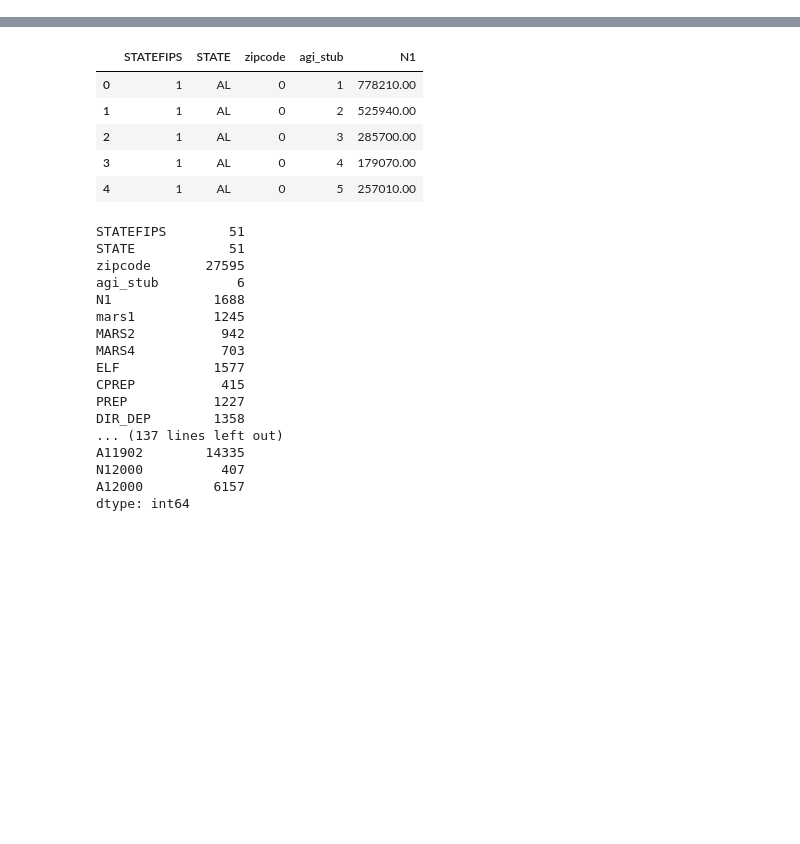
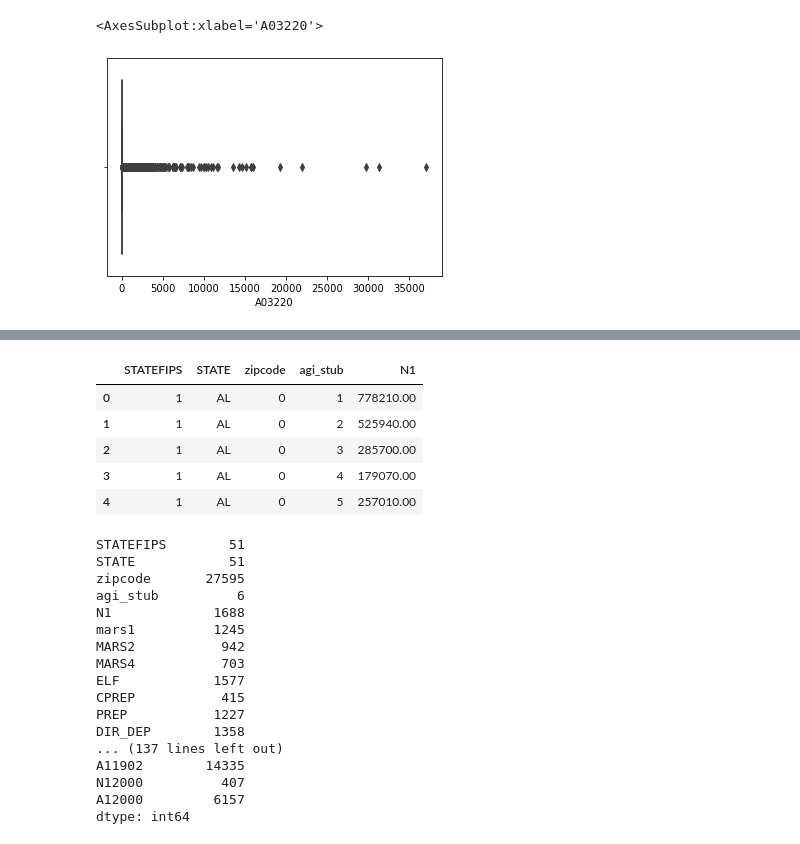
Before and after one commit to furkaneneseren/US-Tax-Analyze, a Jupyter notebook: tax_analyze.ipynb, the cells around one changed output, grey strips where cells are left out. Drawn from its saved outputs; the diff is of its cells as text; code cells hidden in the pictures; blank space fills up the shorter version.

Commit message:
some exploration on data

```diff
--- a/tax_analyze.ipynb
+++ b/tax_analyze.ipynb
@@ -19,3 +31,10 @@ tax_agi.head()
+# %%
+import seaborn as sns
+
+sns.boxplot(tax_agi.A03220, data=tax_agi)
+# %% [output]
+<AxesSubplot:xlabel='A03220'>
+[figure, added]
 # %% [markdown]
 ## Notes:
 - Do we take zipcode 00000 and 99999? (I think we should exclude them)
```
Also changed, not shown: parts of 14 cells of this notebook.
